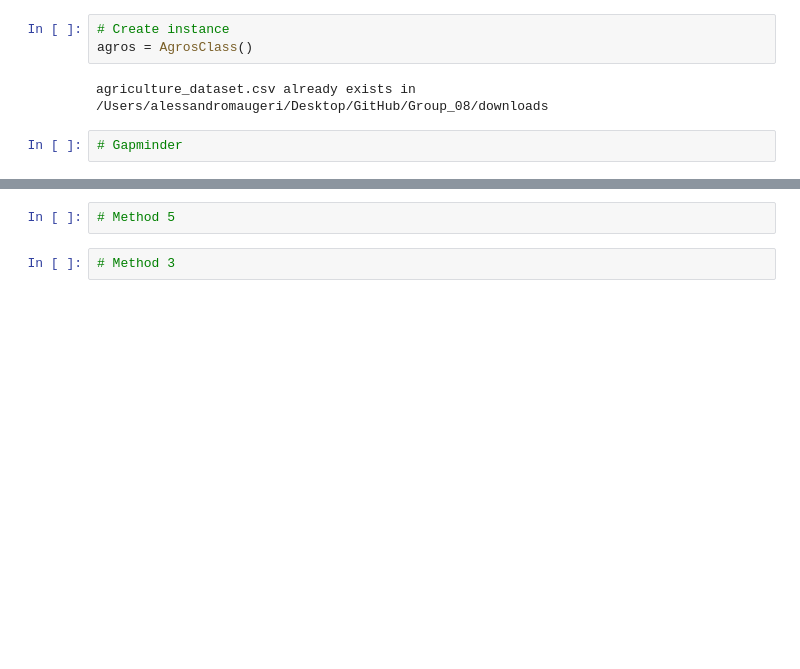
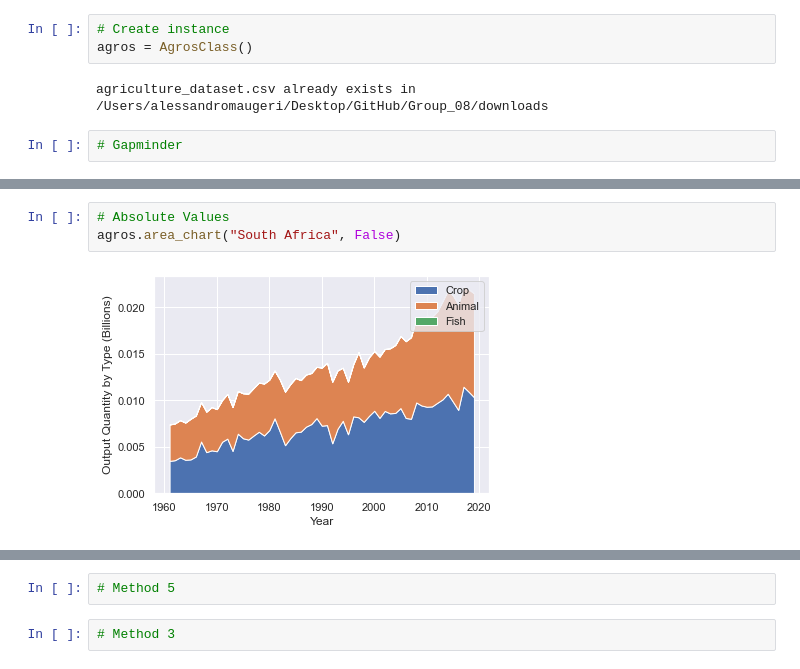
Before and after one commit to Nik-mundt/Group_08, a Jupyter notebook: agros_notebook.ipynb, the cells around one changed output, grey strips where cells are left out. Saved outputs shown, nothing was run; the diff lists cells and outputs as text; blank space fills up the shorter version.

```diff
--- a/agros_notebook.ipynb
+++ b/agros_notebook.ipynb
@@ -23,0 +46,5 @@ agriculture_dataset.csv already exists in /Users/alessandromaugeri/Desktop/GitHu
+# %%
+# Absolute Values
+agros.area_chart("South Africa", False)
+# %% [output]
+[figure, added]
```
Also changed, not shown: parts of 12 cells of this notebook.
